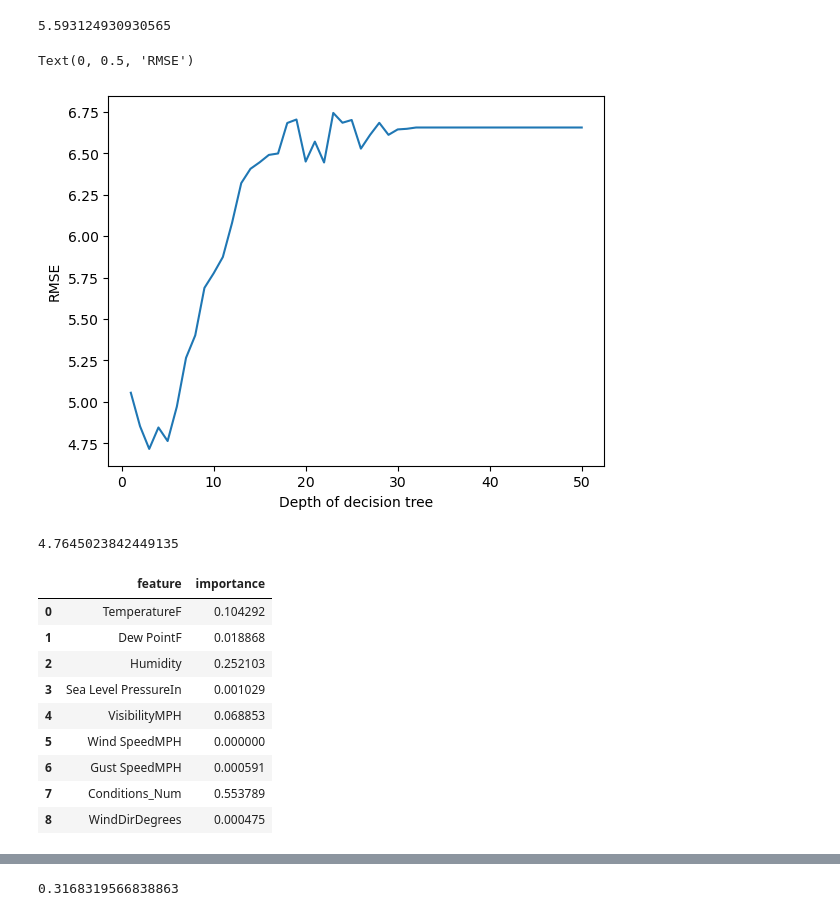
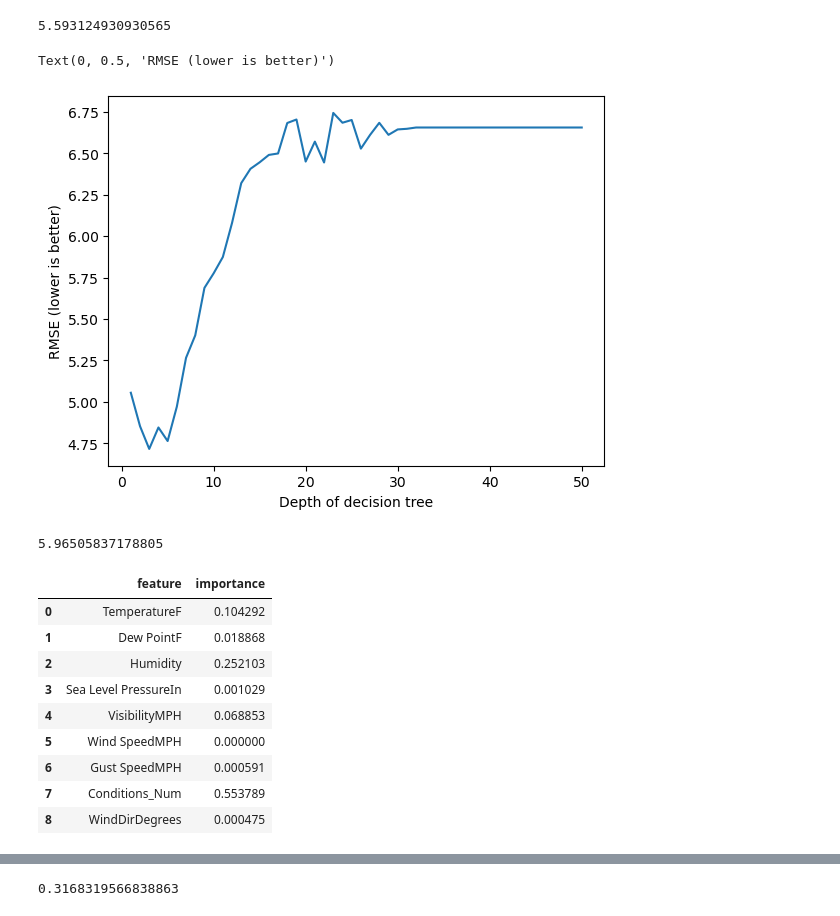
Before and after one commit to NMyullyari/Missing-weather-data-prediction, a Jupyter notebook: Weather_Data_Model_Clean.ipynb, the cells around one changed output, grey strips where cells are left out. Saved outputs shown, nothing was run; the diff lists cells and outputs as text; code cells hidden in the pictures.

```diff
--- a/Weather_Data_Model_Clean.ipynb
+++ b/Weather_Data_Model_Clean.ipynb
@@ -68,20 +75,25 @@ weather['Gust SpeedMPH'] = pd.to_numeric(weather['Gust SpeedMPH'])
 weather['Gust SpeedMPH'] = weather['Gust SpeedMPH'].fillna(0)
 weather['Humidity'] = weather['Humidity'].fillna(weather['Humidity'].mean())
 # %%
+#Creating feature list, splitting data into training and testing sets, and applying scaler.
 feature_cols = ['TemperatureF','Dew PointF','Humidity','Sea Level PressureIn','VisibilityMPH','Wind SpeedMPH','Gust SpeedMPH','Conditions_Num','WindDirDegrees']
 
 X = weather[feature_cols]
 y = weather['PrecipitationIn']
 
 X_train, X_test, y_train, y_test = train_test_split(X, y, random_state = 42)
+scaler = StandardScaler()
+scaler.fit(X_train)
+X_train_scaled = scaler.transform(X_train)
+X_test_scaled = scaler.transform(X_test)
 # %%
 numlist = []
 results = []
 for num in range (1,51):
     treereg = DecisionTreeRegressor(max_depth=num,random_state=42)
-    treereg.fit(X_train[feature_cols], y_train)
+    treereg.fit(X_train_scaled, y_train)
 
-    treereg_predictions = treereg.predict(X_test)
+    treereg_predictions = treereg.predict(X_test_scaled)
     scores = cross_val_score(treereg, X, y, cv=5, scoring='neg_mean_squared_error')
 
     numlist.append(num)
@@ -89,22 +101,22 @@ for num in range (1,51):
 # %%
 plt.plot(numlist, results)
 plt.xlabel('Depth of decision tree')
-plt.ylabel('RMSE')
+plt.ylabel('RMSE (lower is better)')
 # %% [output]
-Text(0, 0.5, 'RMSE')
+Text(0, 0.5, 'RMSE (lower is better)')
-[figure, old version]
+[figure, new version]
 # %%
 #After testing the model on a number of max_depth values, 3 and 5 gave the best results. For the feature importance test, 5 will be chosen as the most likely indicator.
 treereg = DecisionTreeRegressor(max_depth=5,random_state=42)
-treereg.fit(X_train[feature_cols], y_train)
+treereg.fit(X_train_scaled, y_train)
 
-treereg_predictions = treereg.predict(X_test)
-scores = cross_val_score(treereg, X, y, cv=5, scoring='neg_mean_squared_error')
+treereg_predictions = treereg.predict(X_test_scaled)
+scores = cross_val_score(treereg, X_test_scaled, y_test, cv=5, scoring='neg_mean_squared_error')
 print(np.mean(np.sqrt(-scores))*100)
 
 pd.DataFrame({'feature':feature_cols, 'importance':treereg.feature_importances_})
 # %% [output]
-4.7645023842449135
+5.96505837178805
 |  | feature | importance |
 | 0 | TemperatureF | 0.104292 |
 | 1 | Dew PointF | 0.018868 |
```
Also changed, not shown: parts of 25 cells of this notebook.
